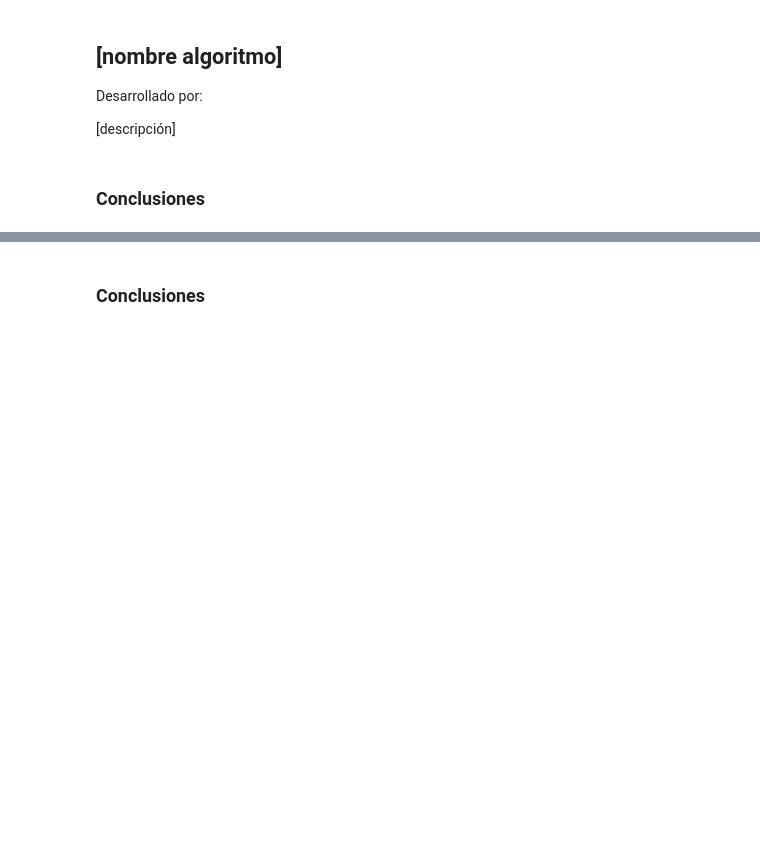
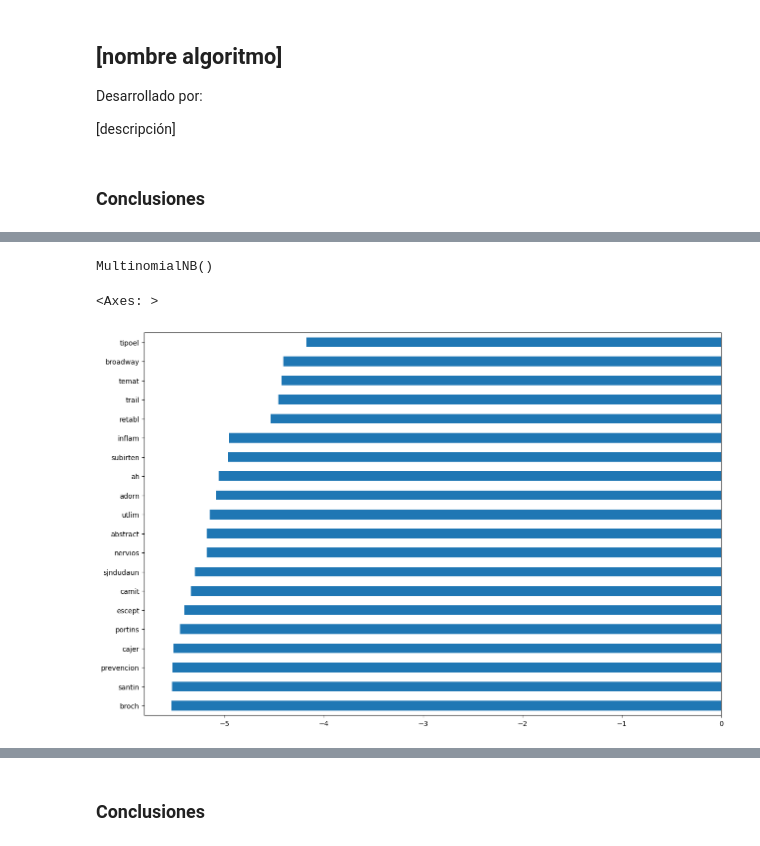
Before and after one commit to bi-202410/proyecto-1, a Jupyter notebook: text-analysis.ipynb, the cells around one changed output, grey strips where cells are left out. Drawn from its saved outputs; the diff is of its cells as text; code cells hidden in the pictures; blank space fills up the shorter version.

Commit message:
avanaces modelo naive bayes

```diff
--- a/text-analysis.ipynb
+++ b/text-analysis.ipynb
@@ -187,0 +273,5 @@ Desarrollado por:
+# %%
+naive_bayes = MultinomialNB()
+naive_bayes.fit(X_train_bow, y_train)
+# %% [output]
+MultinomialNB()
@@ -187,0 +280,5 @@ Desarrollado por:
+# %%
+pd.Series(naive_bayes.feature_log_prob_[1], index = bow_vectorizer.vocabulary_).sort_values().tail(20).plot.barh(figsize = (15, 10))
+# %% [output]
+<Axes: >
+[figure, added]
```
Also changed, not shown: parts of 23 cells of this notebook.
